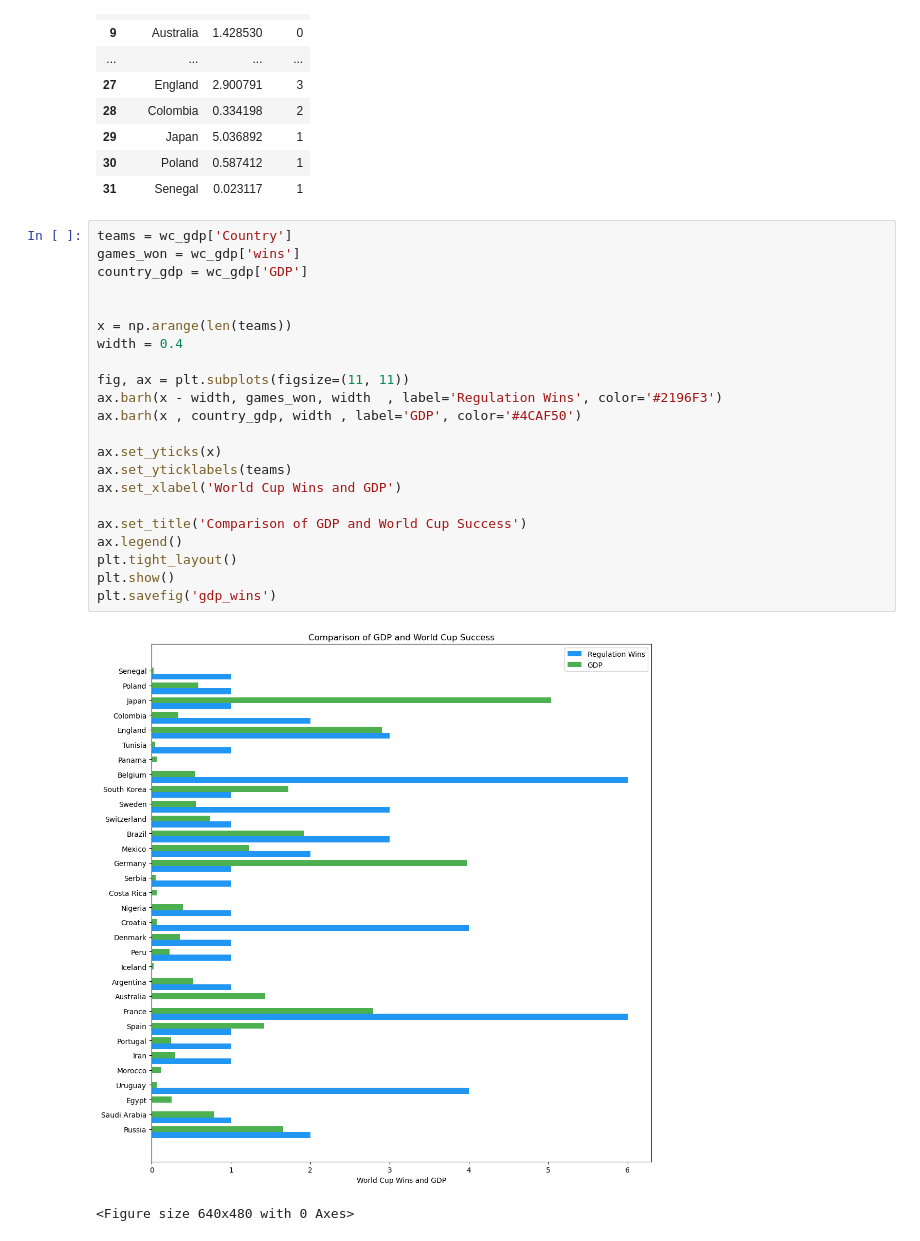
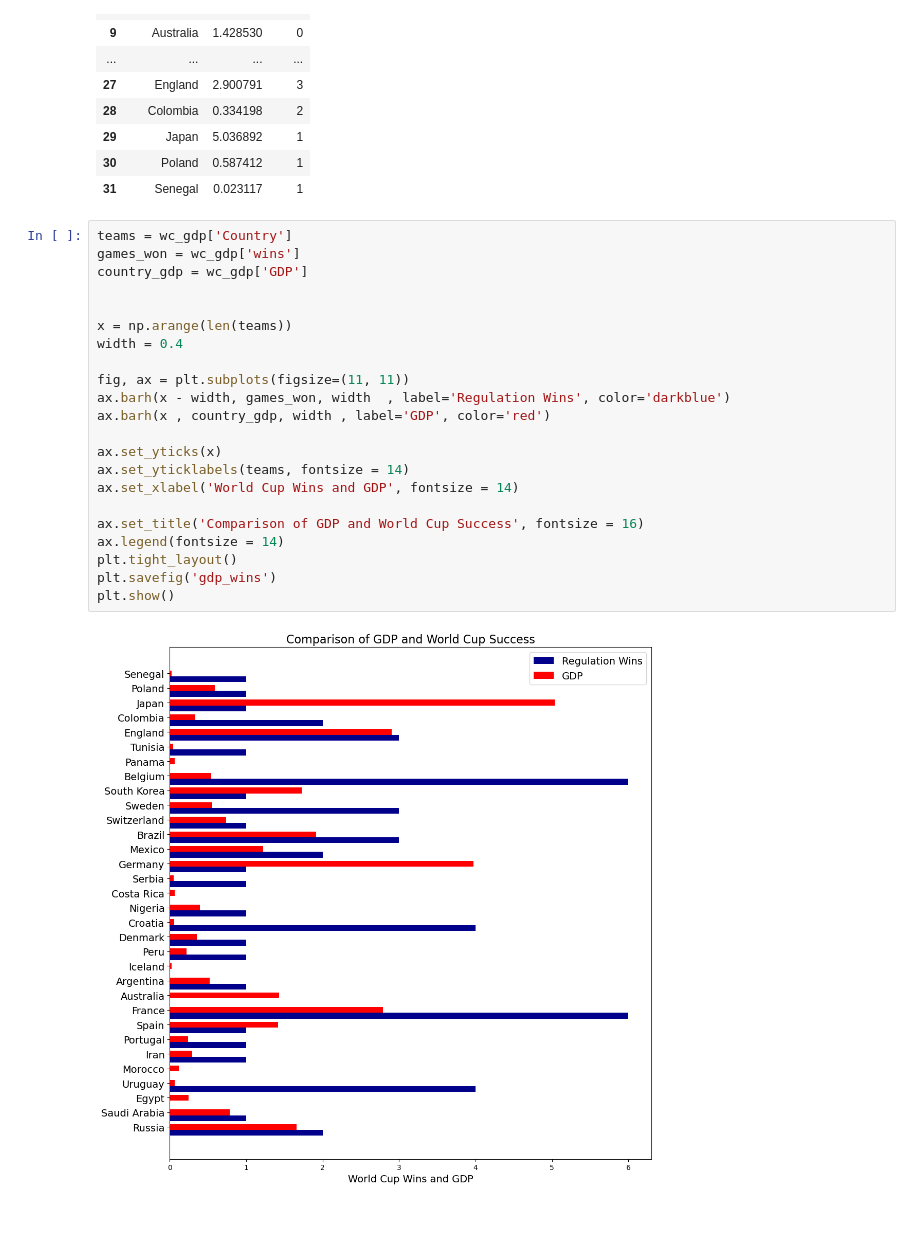
Before and after one commit to izziekei/Final-Project, a Jupyter notebook: Football_Data_Analysis.ipynb, the cells around one changed output. Cells and saved outputs as stored; diff of their text form.

```diff
--- a/Football_Data_Analysis.ipynb
+++ b/Football_Data_Analysis.ipynb
@@ -663,25 +661,24 @@ wc_gdp
 # %%
 teams = wc_gdp['Country']
 games_won = wc_gdp['wins']
 country_gdp = wc_gdp['GDP']
 
 
 x = np.arange(len(teams))
 width = 0.4
 
 fig, ax = plt.subplots(figsize=(11, 11))
-ax.barh(x - width, games_won, width  , label='Regulation Wins', color='#2196F3')
-ax.barh(x , country_gdp, width , label='GDP', color='#4CAF50')
+ax.barh(x - width, games_won, width  , label='Regulation Wins', color='darkblue')
+ax.barh(x , country_gdp, width , label='GDP', color='red')
 
 ax.set_yticks(x)
-ax.set_yticklabels(teams)
-ax.set_xlabel('World Cup Wins and GDP')
+ax.set_yticklabels(teams, fontsize = 14)
+ax.set_xlabel('World Cup Wins and GDP', fontsize = 14)
 
-ax.set_title('Comparison of GDP and World Cup Success')
-ax.legend()
+ax.set_title('Comparison of GDP and World Cup Success', fontsize = 16)
+ax.legend(fontsize = 14)
 plt.tight_layout()
+plt.savefig('gdp_wins')
 plt.show()
-plt.savefig('gdp_wins')
 # %% [output]
-[figure, old version]
+[figure, new version]
-<Figure size 640x480 with 0 Axes>
```
Also changed, not shown: parts of 5 cells of this notebook, 3 other files.
